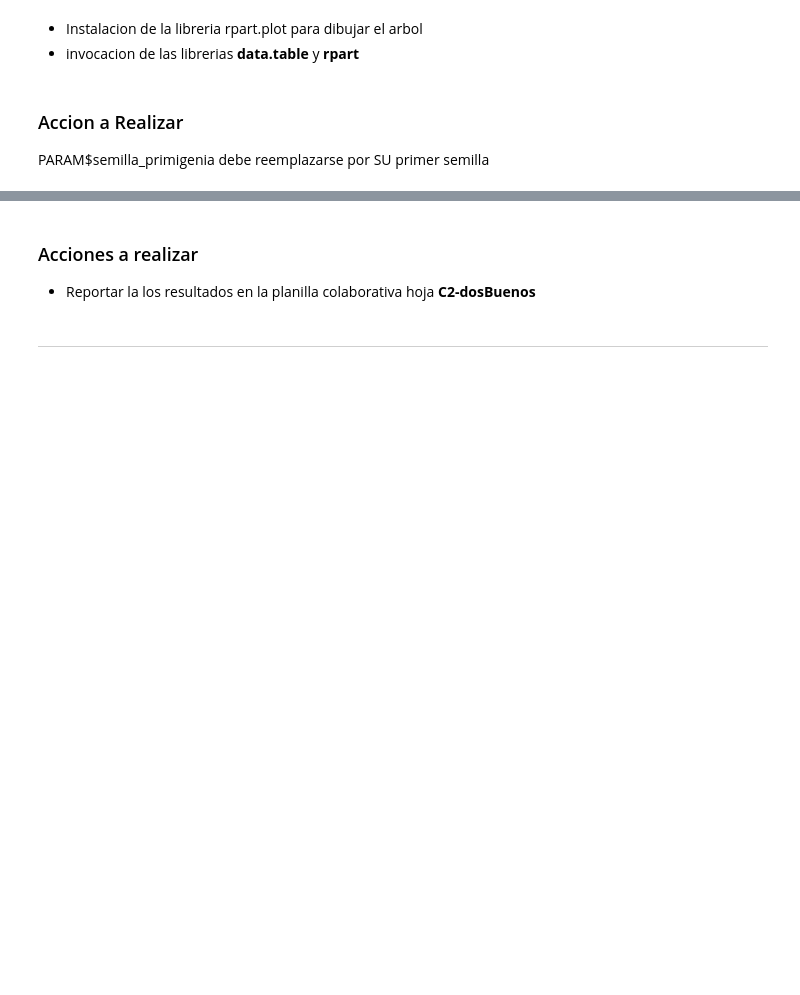
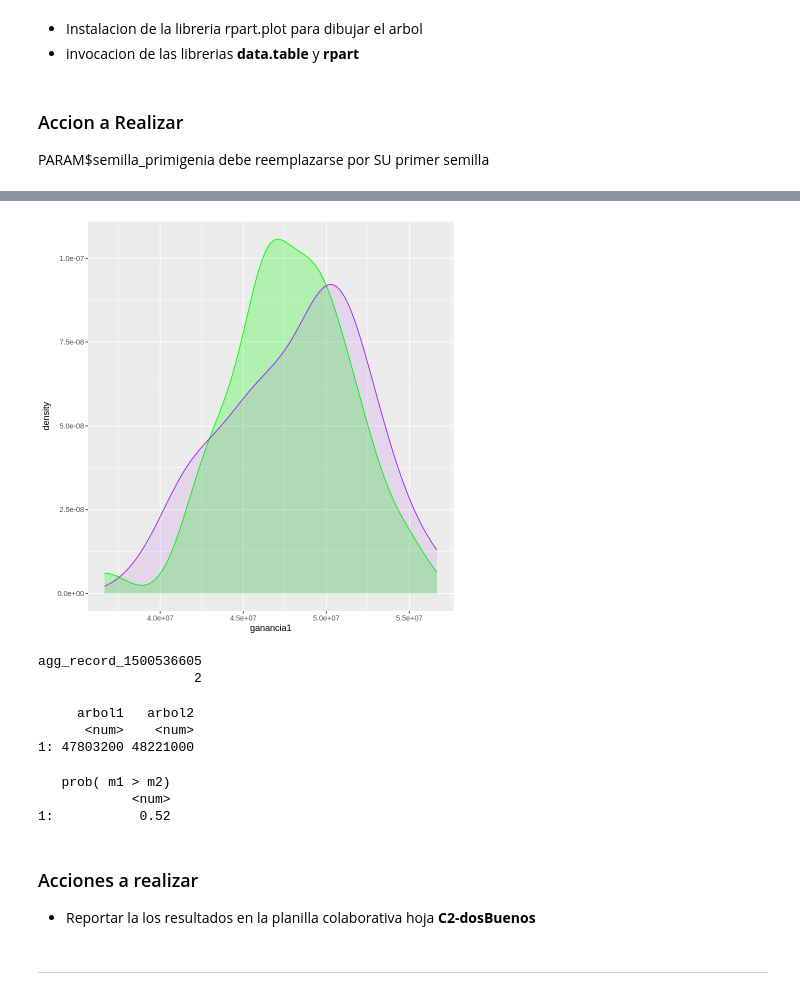
Before and after one commit to luciaphmaestria/labo2025v, a Jupyter notebook: src/rpart/201_ComparandoModelos.ipynb, the cells around one changed output, grey strips where cells are left out. Cells and saved outputs as stored; diff of their text form; code cells hidden in the pictures; blank space fills up the shorter version.

```diff
--- a/src/rpart/201_ComparandoModelos.ipynb
+++ b/src/rpart/201_ComparandoModelos.ipynb
@@ -514,7 +507,7 @@ PARAM$semilla_primigenia  debe reemplazarse por SU primer semilla
 # %%
 PARAM <- list()
 PARAM$semilla_primigenia <- 120539
-PARAM$qsemillas <- 50
+PARAM$qsemillas <- 100                            # Lu. Antes decia 50, lo cambié a 100 para hacer la actividad completa (25/10)
 PARAM$training_pct <- 70L  # entre  1L y 99L
 
 PARAM$rpart <- list (
@@ -982,7 +1029,7 @@ require("ggplot2")
 PARAM$semilla_primigenia  debe reemplazarse por SU primer semilla
 # %%
 PARAM <- list()
-PARAM$semilla_primigenia <- 102191
+PARAM$semilla_primigenia <- 120539
 PARAM$qsemillas <- 50
 PARAM$training_pct <- 70L     # entre 1 y 100
 # %%
@@ -1131,19 +1201,32 @@ tb_salida
 # %%
-grafico <- ggplot( tb_salida, aes(x=ganancia1), fill="green", color="green") + geom_density(alpha=0.25)  +
+grafico <- ggplot( tb_salida, aes(x=ganancia1)) + geom_density(alpha=0.25, fill="green", color="green")  +
              geom_density(data=tb_salida, aes(x=ganancia2), fill="purple", color="purple",  alpha=0.10)
 
 print(grafico)
+# %% [output]
+[figure, added]
 # %%
 # imprimo en un .pdf  que va a la carpeta del experimento
-pdf("densidad_dos.pdf")
+pdf("densidad_dosbuenos.pdf")
 print(grafico)
 dev.off()
+# %% [output]
+agg_record_1500536605
+                    2
 # %%
 # medias de las ganancias
 print( tb_salida[ , list( "arbol1" = mean( ganancia1),  "arbol2" = mean(ganancia2) ) ] )
+# %% [output]
+     arbol1   arbol2
+      <num>    <num>
+1: 47803200 48221000
 # %%
 # probabilidad que m1 sea mayor a m2
 print( tb_salida[ , list( "prob( m1 > m2)" = sum(ganancia1 > ganancia2 )/ .N ) ]  )
+# %% [output]
+   prob( m1 > m2)
+            <num>
+1:           0.52
 # %% [markdown]
 ### Acciones a realizar
 * Reportar la  los resultados en la planilla colaborativa hoja  **C2-dosBuenos**
```
Also changed, not shown: parts of 33 cells of this notebook.
